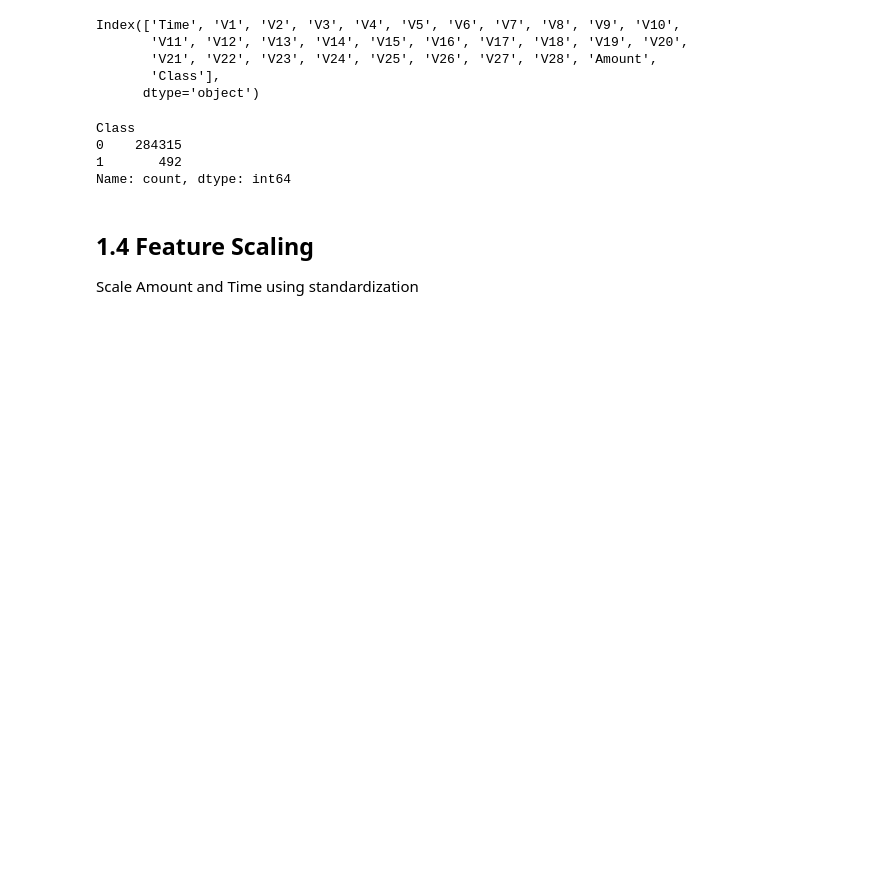
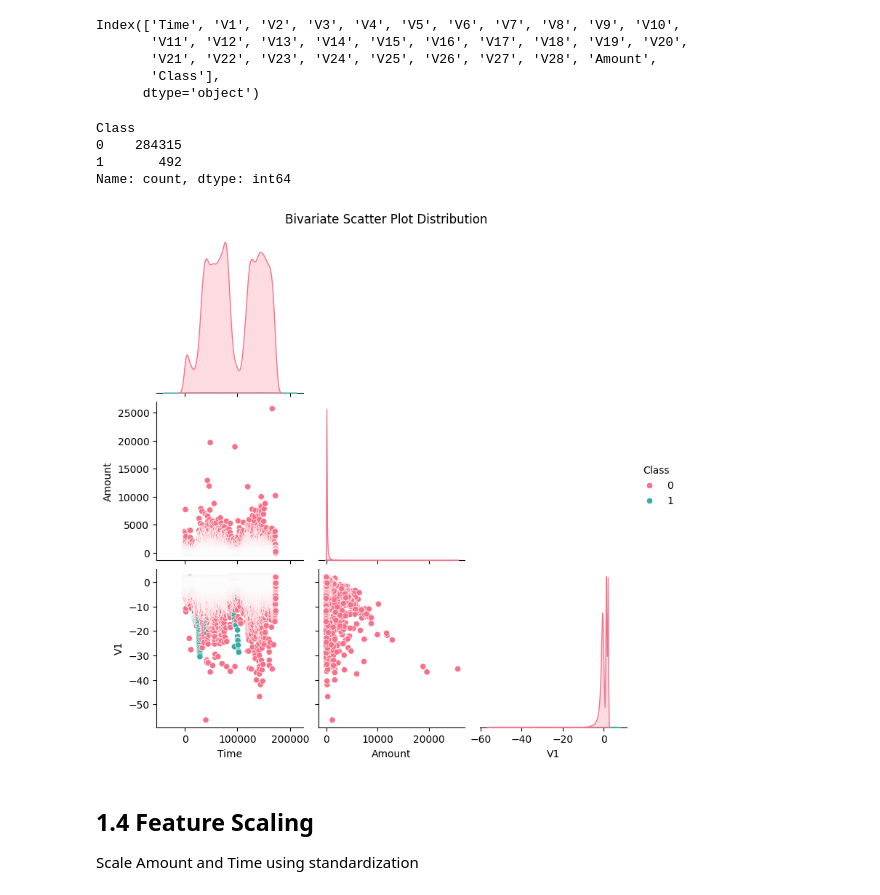
Before and after one commit to mk7890/Machine-Learning-1, a Jupyter notebook: ML1_ClassificationProject_CreditCardFraudDetection.ipynb, the cells around one changed output. Drawn from its saved outputs; the diff is of its cells as text; code cells hidden in the pictures; blank space fills up the shorter version.

```diff
--- a/ML1_ClassificationProject_CreditCardFraudDetection.ipynb
+++ b/ML1_ClassificationProject_CreditCardFraudDetection.ipynb
@@ -139,6 +152,15 @@ Class
 0    284315
 1       492
 Name: count, dtype: int64
+# %%
+# Replace 'creditCard' with your dataframe variable
+columns_to_plot = ['Time', 'Amount', 'V1', 'Class']  # Specify the columns you want to plot
+# Pairplot for bivariate scatter plot distributions
+sns.pairplot(creditCard[columns_to_plot], diag_kind='kde', hue='Class', palette='husl', corner=True)
+plt.suptitle('Bivariate Scatter Plot Distribution', y=1.02)
+plt.show()
+# %% [output]
+[figure, added]
 # %% [markdown]
 ## 1.4 Feature Scaling
 Scale Amount and Time using standardization
```
Also changed, not shown: parts of 8 cells of this notebook.
